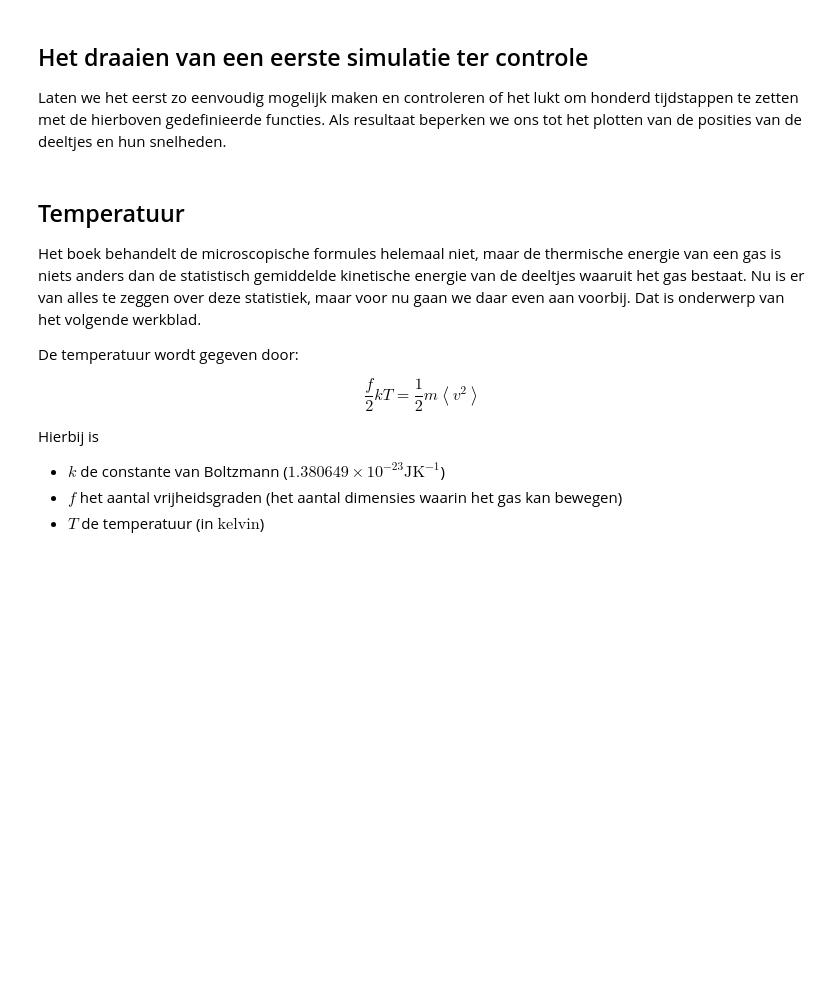
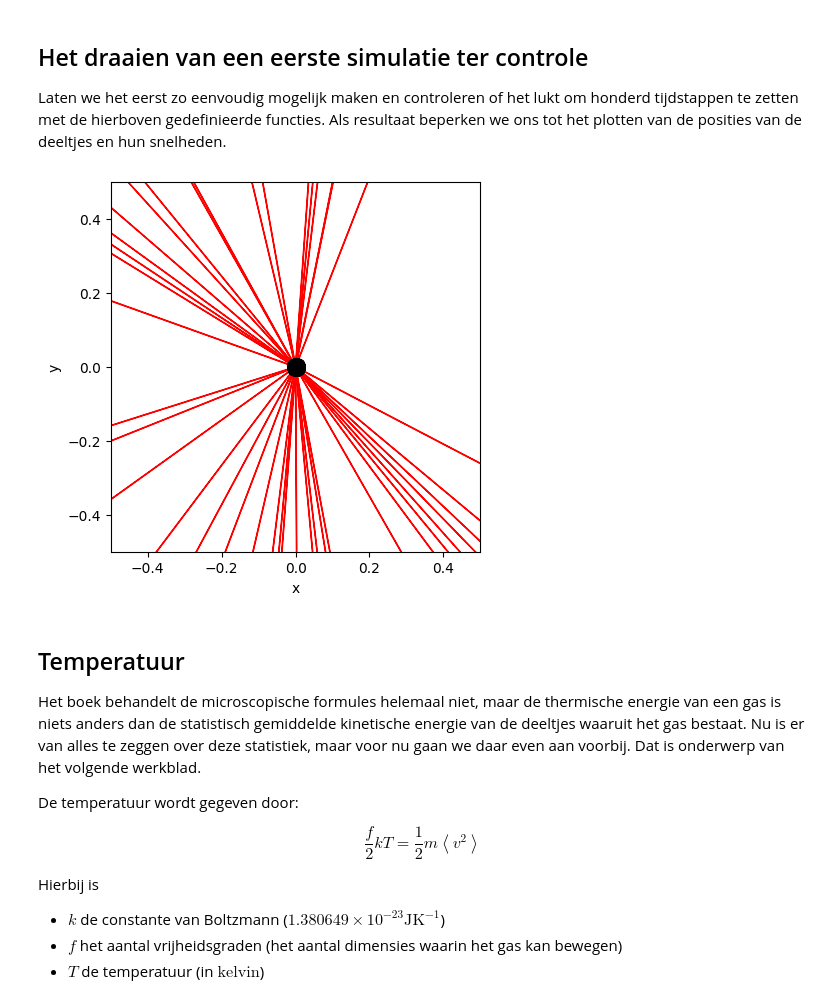
Before and after one commit to JesseDijkzeul/2, a Jupyter notebook: Content/PySim/5_druktemp.ipynb, the cells around one changed output. Saved outputs shown, nothing was run; the diff lists cells and outputs as text; code cells hidden in the pictures; blank space fills up the shorter version.

```diff
--- a/Content/PySim/5_druktemp.ipynb
+++ b/Content/PySim/5_druktemp.ipynb
@@ -39,11 +39,13 @@ import numpy as np
 import matplotlib.pyplot as plt
 from matplotlib.animation import FuncAnimation
 
-BOX_SIZE_0 = 0               # Hoogte en lengte startvolume
-N = 40                       # Aantal deeltjes
-V_0 = 0                      # Startsnelheid van deeltjes
-RADIUS = 0                   # Straal van moleculen
-DT = 0                       # Tijdstap om geen botsing te missen
+BOX_SIZE_0 = 1             # m    Hoogte en lengte startvolume
+N = 40                      #      Aantal deeltjes
+V_0 = 1                     # m/s  Startsnelheid van deeltjes
+RADIUS = 0.5                # m    Straal van moleculen
+DT = 0.04                   # t    Tijdstap om geen botsing te missen
+M = 1.0                     # kg   Massa
+k_B = 1.380649 * 10**(-23)  #   Boltzmann constante
 
 #your code/answer
 # %% [markdown]
@@ -112,7 +114,7 @@ def create_particles(particles):
         vx = np.random.uniform(-V_0, V_0)
         vy = np.random.choice([-1, 1]) * np.sqrt(V_0**2 - vx**2)
         pos = np.random.uniform(-BOX_SIZE_0/2 + RADIUS, BOX_SIZE_0/2 - RADIUS, 2)
-        particles.append(ParticleClass(m=1.0, v=[vx, vy], r=pos, R=RADIUS))
+        particles.append(ParticleClass(m=M, v=[vx, vy], r=pos, R=RADIUS))
 
 # note dat deze handle_collisions functie anders is dan we gedaan in brownian motion
 # controleer zelf welke van de twee functies sneller is (wat, zoals gezegd, sterk afhangt van het aantal deeltjes!)
@@ -144,24 +146,26 @@ Als resultaat beperken we ons tot het plotten van de posities van de deeltjes en
 # %%
 particles = []
 create_particles(particles)
 
 # doorlopen van de simulatie
 for i in range(100):
     take_time_step(particles)
 
 # plotten van de positie van de deeltjes en hun snelheid als vector
 plt.figure()
 plt.xlabel('x')
 plt.ylabel('y')
 plt.gca().set_aspect('equal')
 plt.xlim(-BOX_SIZE_0/2, BOX_SIZE_0/2)
 plt.ylim(-BOX_SIZE_0/2, BOX_SIZE_0/2)
 
 for p in particles:
     plt.plot(p.r[0], p.r[1], 'k.', ms=25)
     plt.arrow(p.r[0], p.r[1], p.v[0], p.v[1],
-              head_width=0.05, head_length=0.1, color='red')
+              head_width=0.0005, head_length=0.1, color='red')
 plt.show()
+# %% [output]
+[figure, added]
 # %% [markdown]
 ## Temperatuur
 
```
Also changed, not shown: parts of 8 cells of this notebook.
